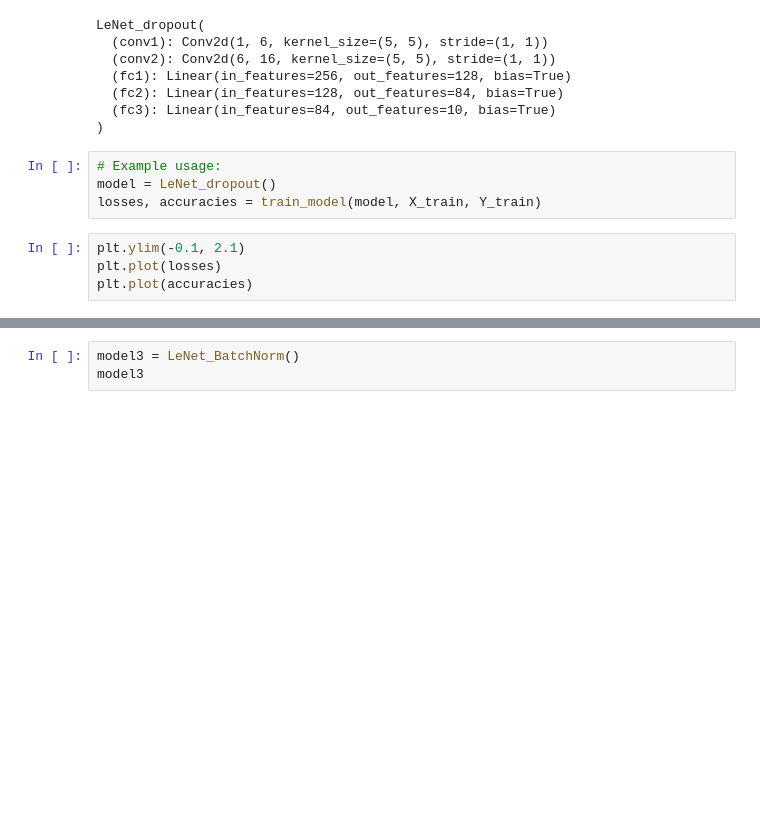
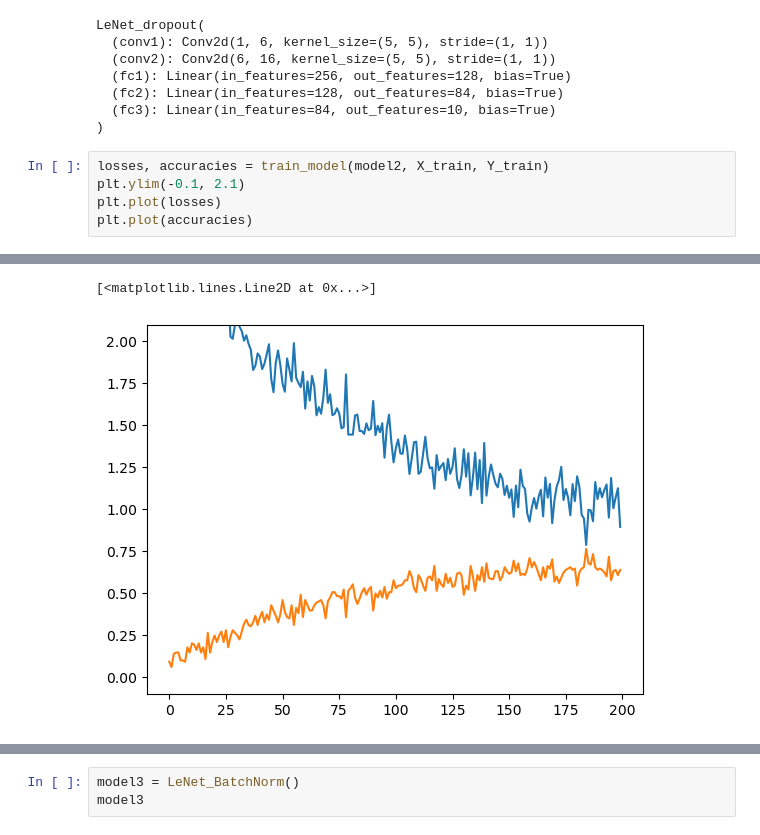
Before and after one commit to kkilian/Torch, a Jupyter notebook: LeNet.ipynb, the cells around one changed output, grey strips where cells are left out. Saved outputs shown, nothing was run; the diff lists cells and outputs as text; blank space fills up the shorter version.

```diff
--- a/LeNet.ipynb
+++ b/LeNet.ipynb
@@ -75,11 +62,8 @@ LeNet_dropout(
   (fc2): Linear(in_features=128, out_features=84, bias=True)
   (fc3): Linear(in_features=84, out_features=10, bias=True)
 )
-# %%
-# Example usage:
-model = LeNet_dropout()
-losses, accuracies = train_model(model, X_train, Y_train)
 # %%
+losses, accuracies = train_model(model2, X_train, Y_train)
 plt.ylim(-0.1, 2.1)
 plt.plot(losses)
 plt.plot(accuracies)
@@ -88,3 +76,5 @@ NameError: name 'plt' is not defined
+[<matplotlib.lines.Line2D at 0x...>]
+[figure, added]
 # %%
 Y_test_preds = torch.argmax(model2(torch.tensor(X_test.reshape((10000,1, 28,28))).float()), dim=1).numpy()
 (Y_test == Y_test_preds).mean()
```
Also changed, not shown: parts of 10 cells of this notebook.
